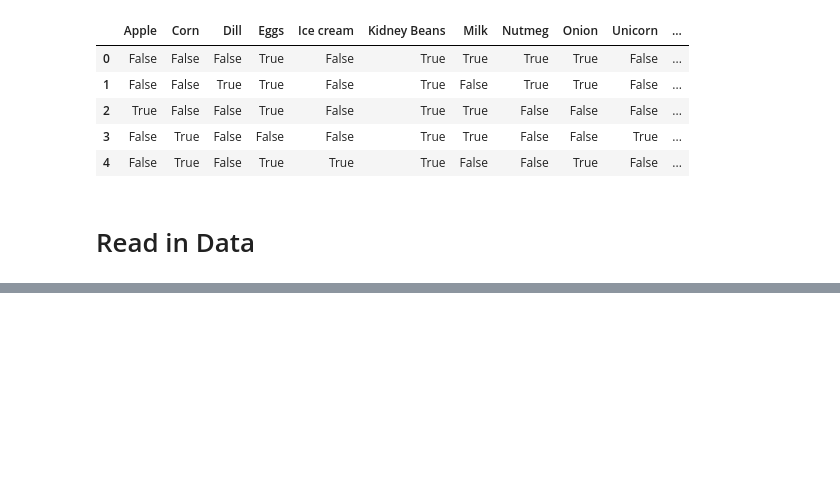
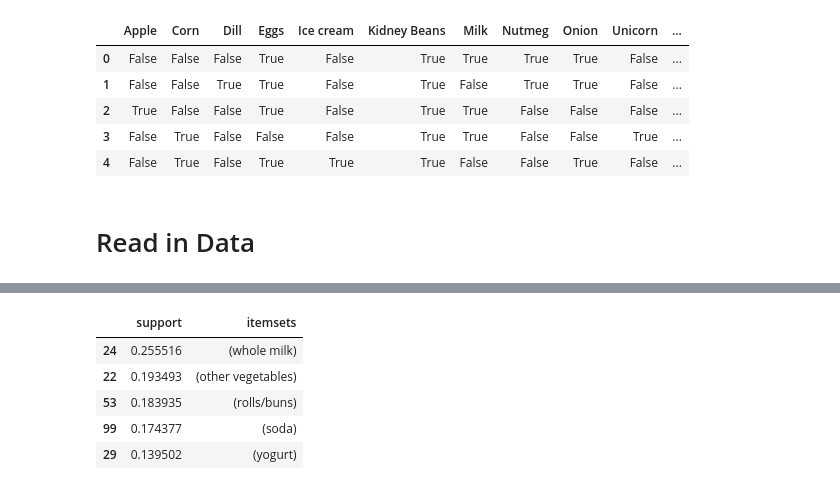
Before and after one commit to stepthom/sandbox, a Jupyter notebook: slides_arules.ipynb, the cells around one changed output, grey strips where cells are left out. Saved outputs shown, nothing was run; the diff lists cells and outputs as text; code cells hidden in the pictures; blank space fills up the shorter version.

```diff
--- a/slides_arules.ipynb
+++ b/slides_arules.ipynb
@@ -99,0 +89,9 @@ frequent_itemsets.tail(10)
+# %%
+frequent_itemsets.sort_values(by=['support'], ascending=False).head()
+# %% [output]
+|  | support | itemsets |
+| 24 | 0.255516 | (whole milk) |
+| 22 | 0.193493 | (other vegetables) |
+| 53 | 0.183935 | (rolls/buns) |
+| 99 | 0.174377 | (soda) |
+| 29 | 0.139502 | (yogurt) |
```
Also changed, not shown: parts of 15 cells of this notebook.
